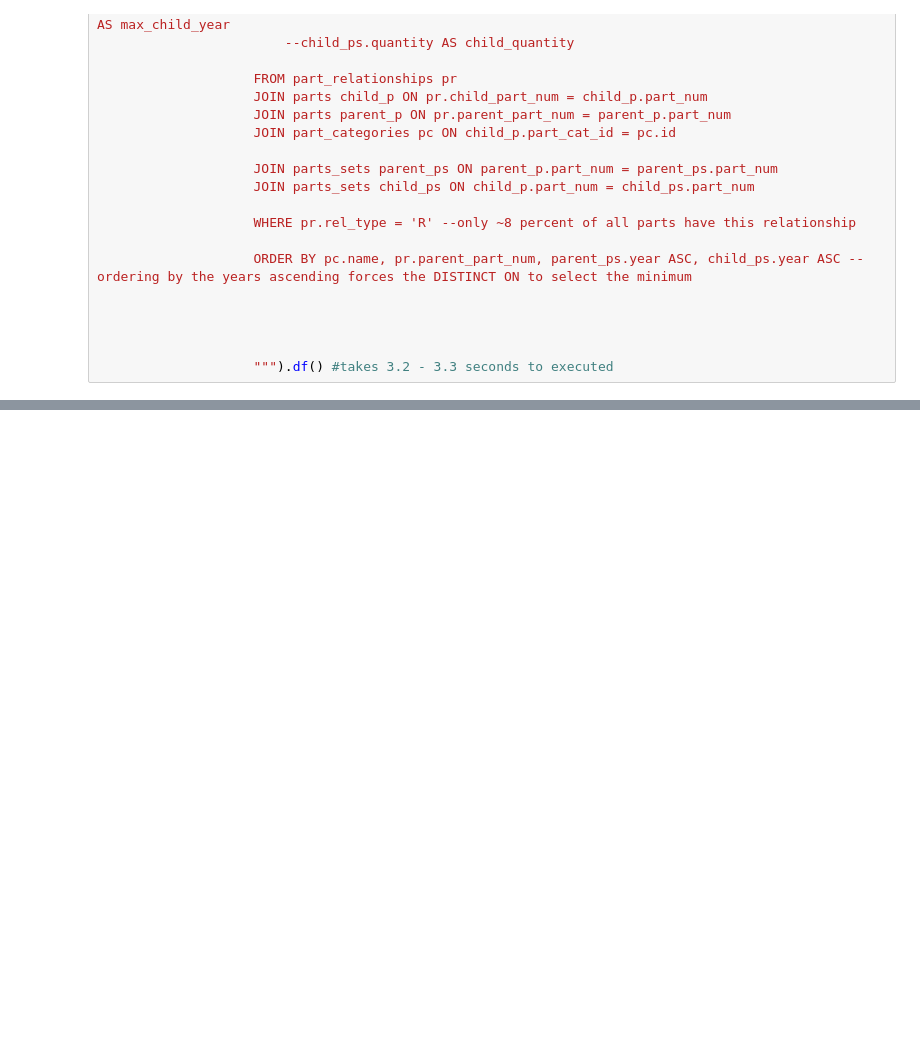
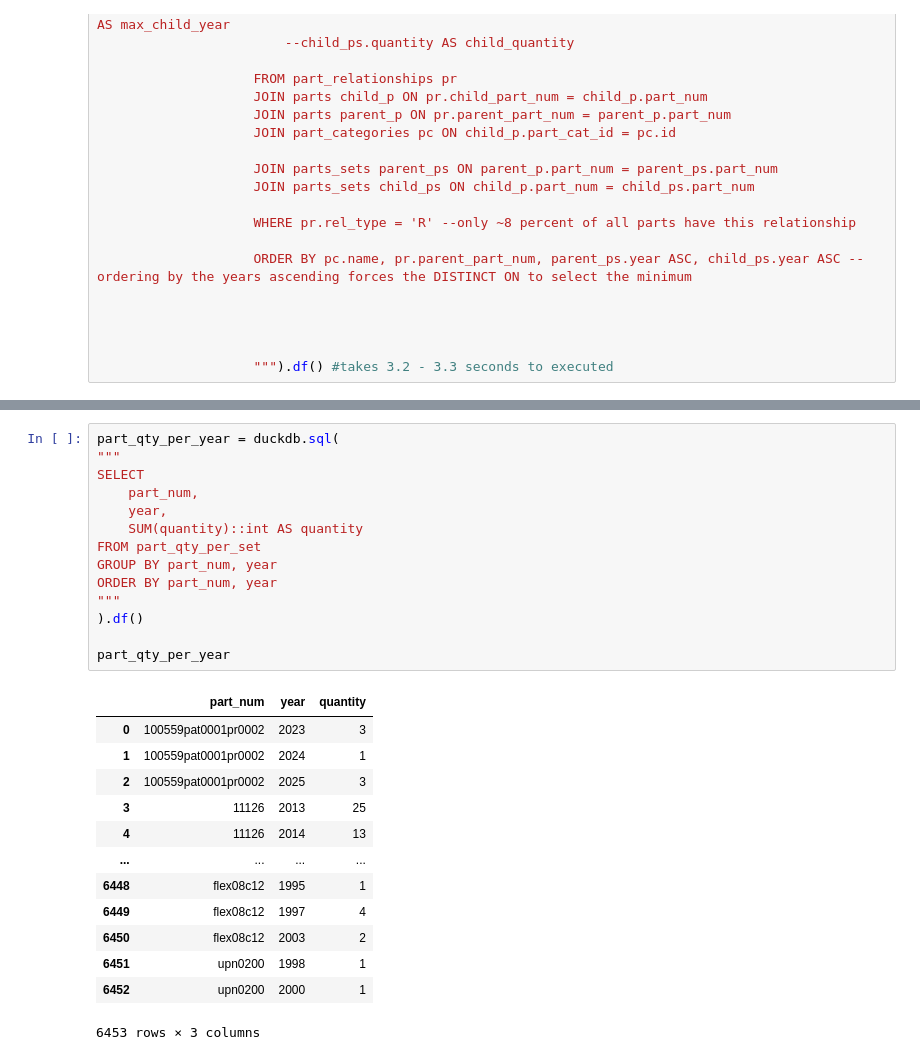
Before and after one commit to r4y856/Lego-Parts-Analysis, a Jupyter notebook: data_analysis_1.ipynb, the cells around one changed output, grey strips where cells are left out. Saved outputs shown, nothing was run; the diff lists cells and outputs as text; blank space fills up the shorter version.

```diff
--- a/data_analysis_1.ipynb
+++ b/data_analysis_1.ipynb
@@ -145,0 +180,28 @@ mydf
+# %%
+part_qty_per_year = duckdb.sql(
+"""
+SELECT
+    part_num,
+    year,
+    SUM(quantity)::int AS quantity
+FROM part_qty_per_set
+GROUP BY part_num, year
+ORDER BY part_num, year
+"""
+).df()
+
+part_qty_per_year
+# %% [output]
+|  | part_num | year | quantity |
+| 0 | 100559pat0001pr0002 | 2023 | 3 |
+| 1 | 100559pat0001pr0002 | 2024 | 1 |
+| 2 | 100559pat0001pr0002 | 2025 | 3 |
+| 3 | 11126 | 2013 | 25 |
+| 4 | 11126 | 2014 | 13 |
+| ... | ... | ... | ... |
+| 6448 | flex08c12 | 1995 | 1 |
+| 6449 | flex08c12 | 1997 | 4 |
+| 6450 | flex08c12 | 2003 | 2 |
+| 6451 | upn0200 | 1998 | 1 |
+| 6452 | upn0200 | 2000 | 1 |
+6453 rows × 3 columns
```
Also changed, not shown: parts of 11 cells of this notebook.
